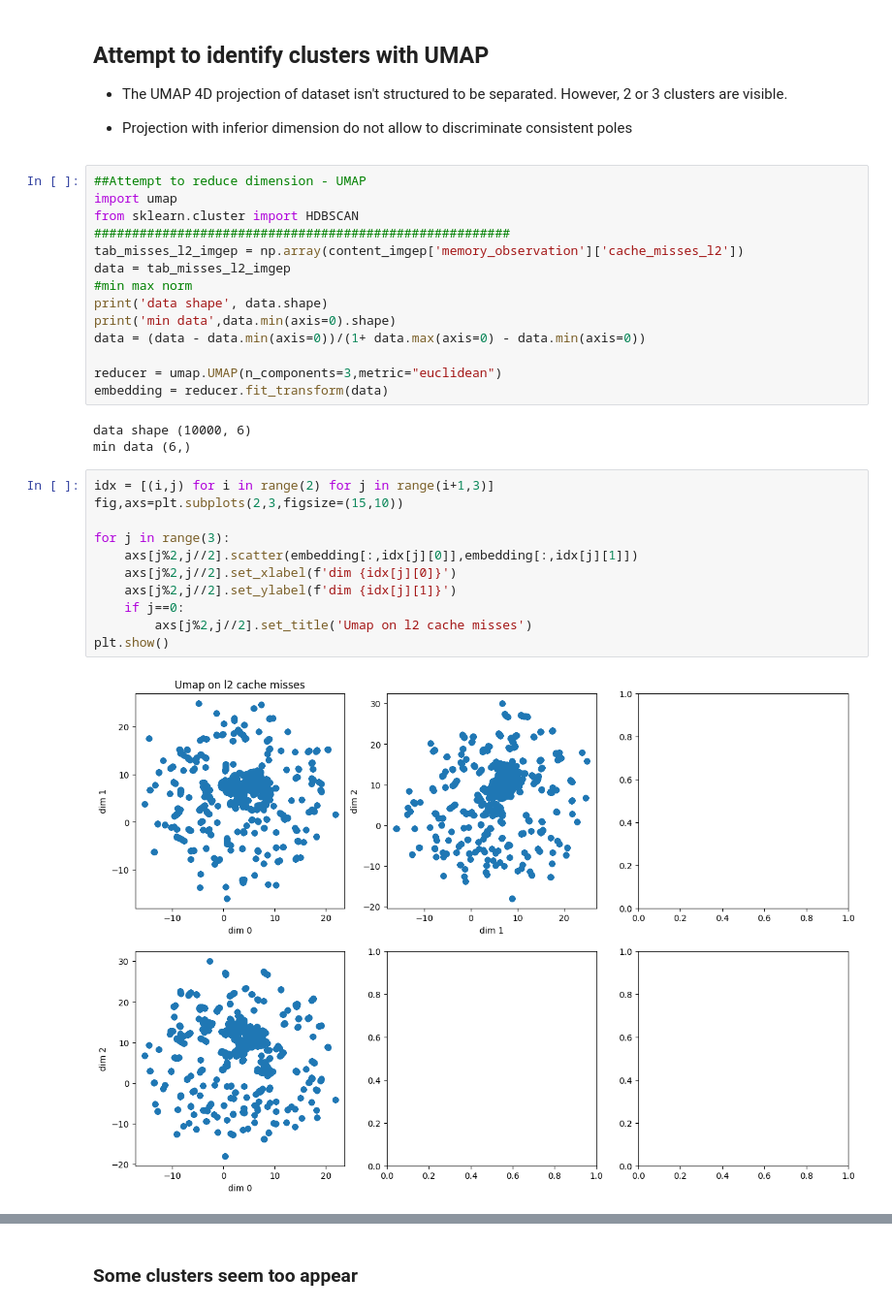
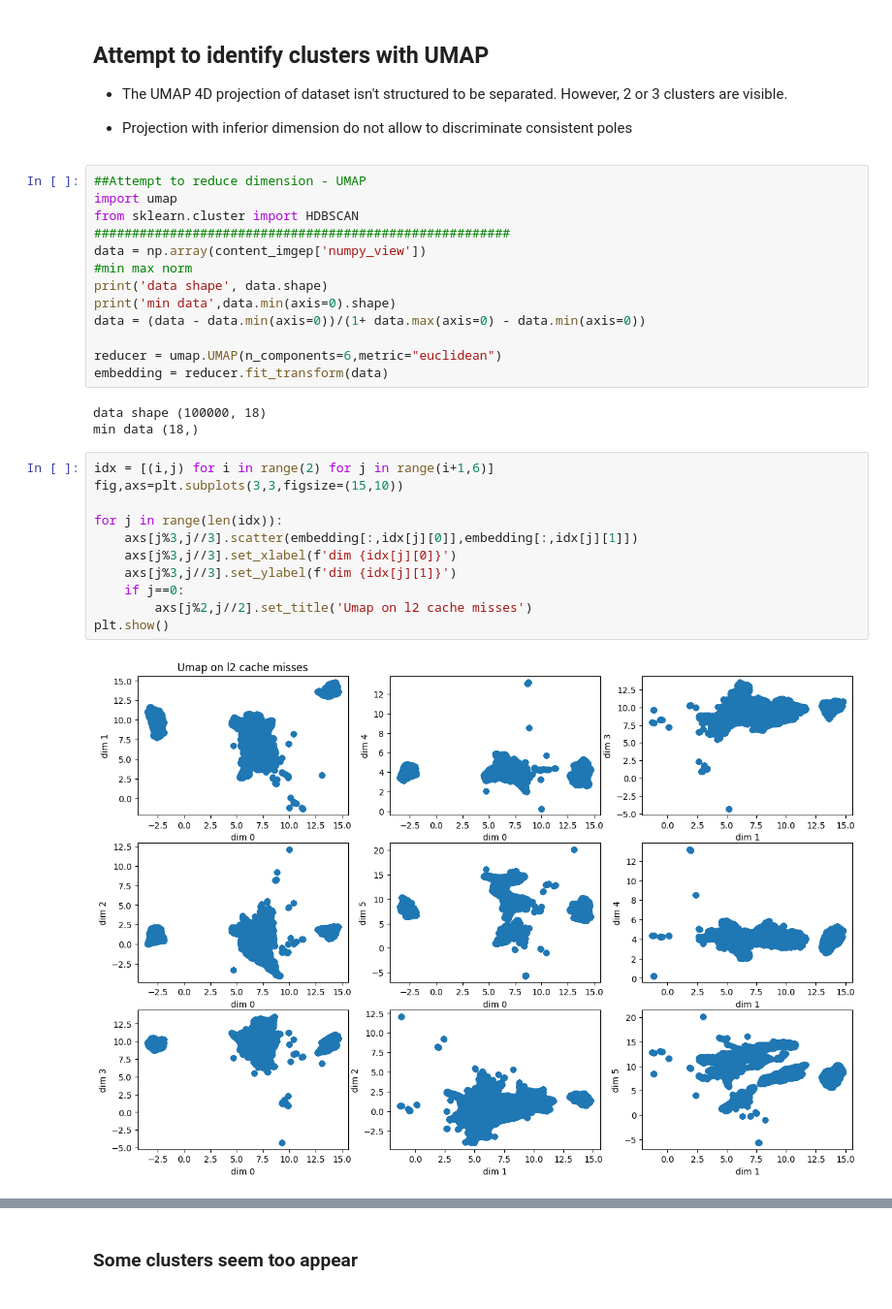
Before and after one commit to Ludoviccccc/Aixia_nouvelle_approche, a Jupyter notebook: Analyse_imgep.ipynb, the cells around one changed output, grey strips where cells are left out. Shown at 97% size. Saved outputs shown, nothing was run; the diff lists cells and outputs as text.

```diff
--- a/Analyse_imgep.ipynb
+++ b/Analyse_imgep.ipynb
@@ -64,28 +66,27 @@ dict_keys(['memory_parameter', 'memory_observation', 'numpy_view'])
 import umap
 from sklearn.cluster import HDBSCAN
 #######################################################
-tab_misses_l2_imgep = np.array(content_imgep['memory_observation']['cache_misses_l2'])
-data = tab_misses_l2_imgep
+data = np.array(content_imgep['numpy_view'])
 #min max norm
 print('data shape', data.shape)
 print('min data',data.min(axis=0).shape)
 data = (data - data.min(axis=0))/(1+ data.max(axis=0) - data.min(axis=0))
 
-reducer = umap.UMAP(n_components=3,metric="euclidean")
+reducer = umap.UMAP(n_components=6,metric="euclidean")
 embedding = reducer.fit_transform(data)
 # %% [output]
-data shape (10000, 6)
-min data (6,)
+data shape (100000, 18)
+min data (18,)
 # %%
-idx = [(i,j) for i in range(2) for j in range(i+1,3)]
-fig,axs=plt.subplots(2,3,figsize=(15,10))
+idx = [(i,j) for i in range(2) for j in range(i+1,6)]
+fig,axs=plt.subplots(3,3,figsize=(15,10))
 
-for j in range(3):
-    axs[j%2,j//2].scatter(embedding[:,idx[j][0]],embedding[:,idx[j][1]])
-    axs[j%2,j//2].set_xlabel(f'dim {idx[j][0]}')
-    axs[j%2,j//2].set_ylabel(f'dim {idx[j][1]}')
+for j in range(len(idx)):
+    axs[j%3,j//3].scatter(embedding[:,idx[j][0]],embedding[:,idx[j][1]])
+    axs[j%3,j//3].set_xlabel(f'dim {idx[j][0]}')
+    axs[j%3,j//3].set_ylabel(f'dim {idx[j][1]}')
     if j==0:
         axs[j%2,j//2].set_title('Umap on l2 cache misses')
 plt.show()
 # %% [output]
-[figure, old version]
+[figure, new version]
```
Also changed, not shown: parts of 6 cells of this notebook, 4 other files.
